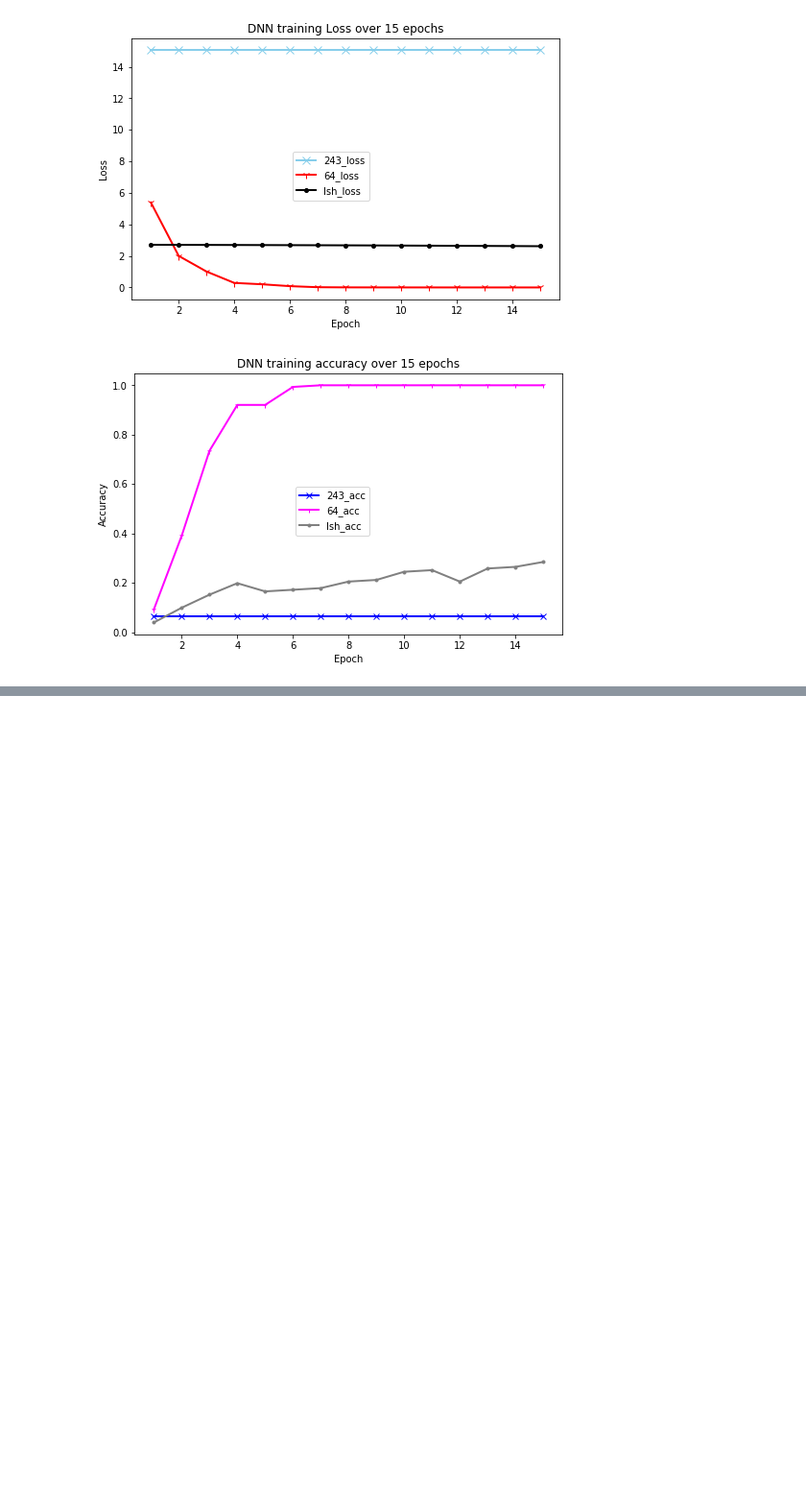
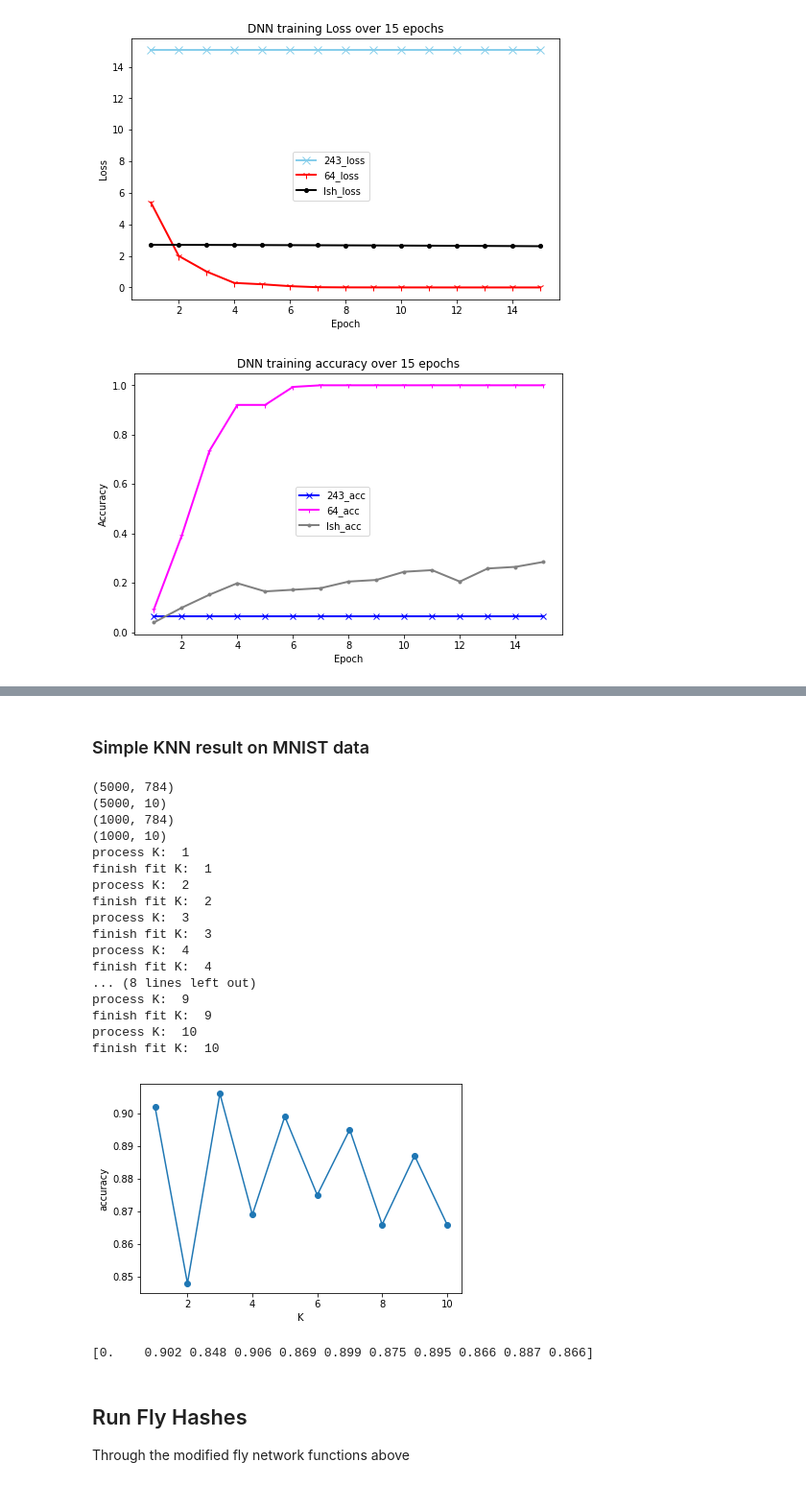
Before and after one commit to SaintKnight/cs698_project, a Jupyter notebook: LSH_classification.ipynb, the cells around one changed output, grey strips where cells are left out. Shown at 96% size. Drawn from its saved outputs; the diff is of its cells as text; code cells hidden in the pictures; blank space fills up the shorter version.

```diff
--- a/LSH_classification.ipynb
+++ b/LSH_classification.ipynb
@@ -324,0 +408,57 @@ plt.show();
+# %%
+# KNN directly
+# k takes from startRange to startRange+numOfRange
+def sklearnKnn(data, test, startRange, numOfRange=1):
+    # effective length for knn training and testing
+    input_len = 5000
+    test_len = 1000
+    kAcc = np.zeros((startRange+numOfRange))
+    train_in = np.array(data[0][:input_len])
+    label_in = np.array(data[1][:input_len])
+    train_test = np.array(test[0][:test_len])
+    label_test = np.array(test[1][:test_len])
+    print(np.shape(train_in))
+    print(np.shape(label_in))
+    print(np.shape(train_test))
+    print(np.shape(label_test))
+    for k in range(startRange, startRange+numOfRange):
+        print ('process K: ', k)
+        neigh = KNeighborsClassifier(n_neighbors=k, n_jobs=2)
+        neigh.fit(train_in, label_in)
+        print ('finish fit K: ', k)
+        kAcc[k] = neigh.score(train_test,label_test)
+    plt.plot(range(1,startRange+numOfRange),kAcc[1:],'o-')
+    plt.ylabel('accuracy')
+    plt.xlabel('K')
+    #plt.yticks(np.arange(0.72, 0.83, 0.01))
+    plt.show()
+    return kAcc
+# %% [markdown]
+### Simple KNN result on MNIST data
+# %%
+result = sklearnKnn(train, test, 1, 10)
+# result = knn(dist)
+print (result)
+# %% [output]
+(5000, 784)
+(5000, 10)
+(1000, 784)
+(1000, 10)
+process K:  1
+finish fit K:  1
+process K:  2
+finish fit K:  2
+process K:  3
+finish fit K:  3
+process K:  4
+finish fit K:  4
+... (8 lines left out)
+process K:  9
+finish fit K:  9
+process K:  10
+finish fit K:  10
+[figure, added]
+[0.    0.902 0.848 0.906 0.869 0.899 0.875 0.895 0.866 0.887 0.866]
+# %% [markdown]
+## Run Fly Hashes
+Through the modified fly network functions above
```
Also changed, not shown: parts of 66 cells of this notebook, 2 other files.
